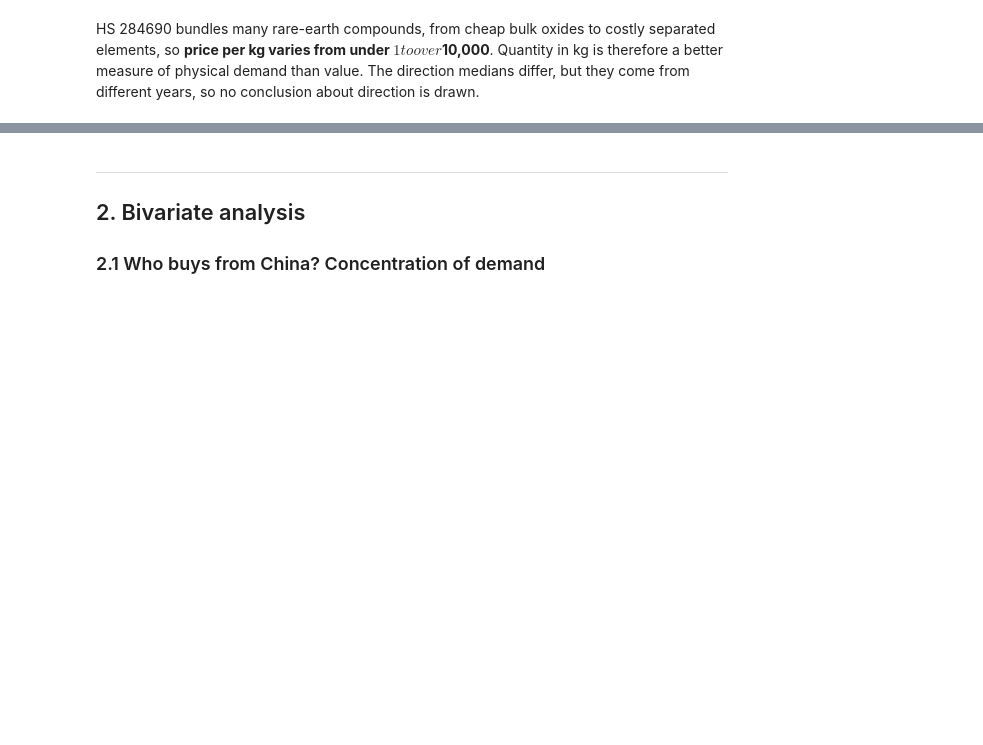
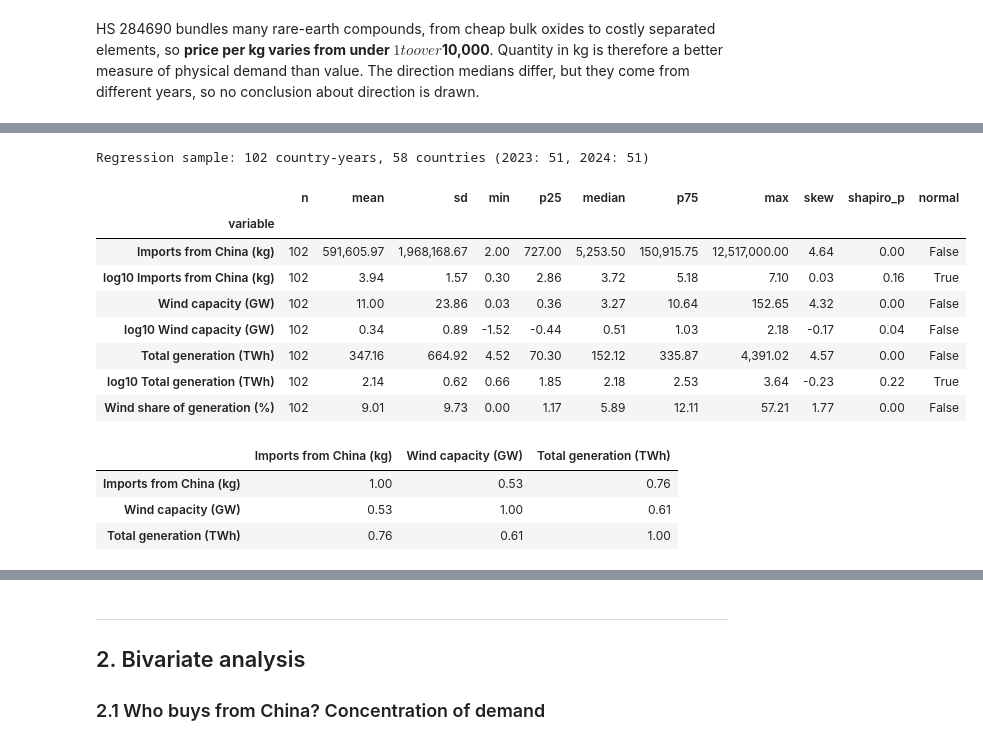
Before and after one commit to bolorbud-gif/business-analytics-portfolio, a Jupyter notebook: notebooks/02_eda_analysis.ipynb, the cells around one changed output, grey strips where cells are left out. Cells and saved outputs as stored; diff of their text form; code cells hidden in the pictures; blank space fills up the shorter version.

```diff
--- a/notebooks/02_eda_analysis.ipynb
+++ b/notebooks/02_eda_analysis.ipynb
@@ -113,0 +120,27 @@ so no conclusion about direction is drawn.
+# %%
+model_vars = {"imports_from_china_kg": "Imports from China (kg)", "wind_capacity_gw": "Wind capacity (GW)",
+              "total_generation_twh": "Total generation (TWh)", "wind_share_pct": "Wind share of generation (%)"}
+years = sample["year"].value_counts().sort_index()
+print(f"Regression sample: {len(sample)} country-years, {sample['country'].nunique()} countries "
+      f"({', '.join(f'{y}: {n}' for y, n in years.items())})")
+st.descriptive_table(sample, list(model_vars), log_columns=list(model_vars)[:3], labels=model_vars)
+# %% [output]
+Regression sample: 102 country-years, 58 countries (2023: 51, 2024: 51)
+|  | n | mean | sd | min | p25 | median | p75 | max | skew | shapiro_p | normal |
+| variable |  |  |  |  |  |  |  |  |  |  |  |
+| Imports from China (kg) | 102 | 591,605.97 | 1,968,168.67 | 2.00 | 727.00 | 5,253.50 | 150,915.75 | 12,517,000.00 | 4.64 | 0.00 | False |
+| log10 Imports from China (kg) | 102 | 3.94 | 1.57 | 0.30 | 2.86 | 3.72 | 5.18 | 7.10 | 0.03 | 0.16 | True |
+| Wind capacity (GW) | 102 | 11.00 | 23.86 | 0.03 | 0.36 | 3.27 | 10.64 | 152.65 | 4.32 | 0.00 | False |
+| log10 Wind capacity (GW) | 102 | 0.34 | 0.89 | -1.52 | -0.44 | 0.51 | 1.03 | 2.18 | -0.17 | 0.04 | False |
+| Total generation (TWh) | 102 | 347.16 | 664.92 | 4.52 | 70.30 | 152.12 | 335.87 | 4,391.02 | 4.57 | 0.00 | False |
+| log10 Total generation (TWh) | 102 | 2.14 | 0.62 | 0.66 | 1.85 | 2.18 | 2.53 | 3.64 | -0.23 | 0.22 | True |
+| Wind share of generation (%) | 102 | 9.01 | 9.73 | 0.00 | 1.17 | 5.89 | 12.11 | 57.21 | 1.77 | 0.00 | False |
+# %%
+# Pearson correlations of the log10 values: the associations the log-log regressions work with
+st.correlation_matrix(sample, list(model_vars)[:3], method="pearson", log=True).rename(
+    index=model_vars, columns=model_vars)
+# %% [output]
+|  | Imports from China (kg) | Wind capacity (GW) | Total generation (TWh) |
+| Imports from China (kg) | 1.00 | 0.53 | 0.76 |
+| Wind capacity (GW) | 0.53 | 1.00 | 0.61 |
+| Total generation (TWh) | 0.76 | 0.61 | 1.00 |
```
Also changed, not shown: parts of 13 cells of this notebook, 11 other files.
